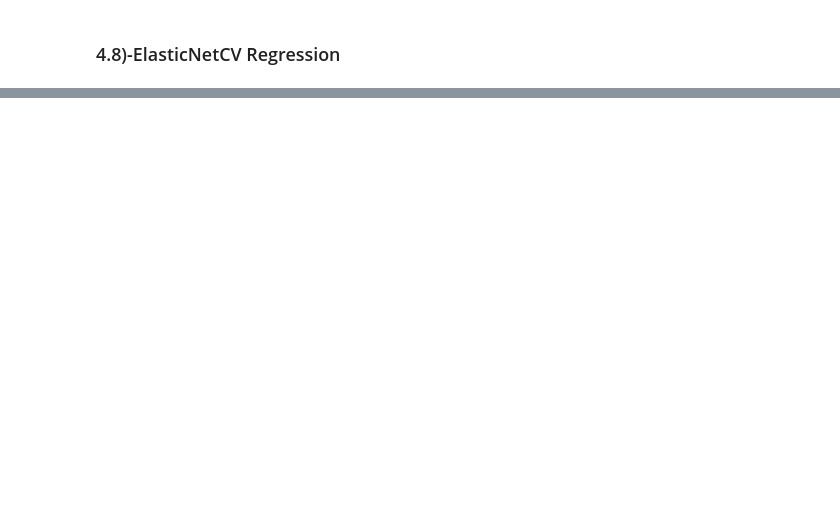
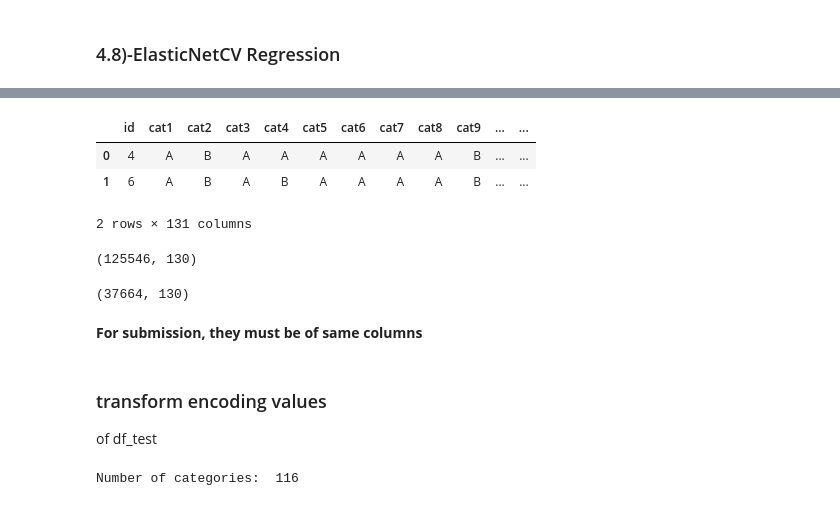
Before and after one commit to HassanSherwani/Insurance_Claims_Severity, a Jupyter notebook: ML-models_Allstate_Claims_Severity .ipynb, the cells around one changed output, grey strips where cells are left out. Cells and saved outputs as stored; diff of their text form; code cells hidden in the pictures; blank space fills up the shorter version.

```diff
--- a/ML-models_Allstate_Claims_Severity .ipynb
+++ b/ML-models_Allstate_Claims_Severity .ipynb
@@ -404,0 +757,7 @@ print('R2     : %0.4f ' % r2_ElasticNetCV)
+# %%
+df_test.head(2)
+# %% [output]
+|  | id | cat1 | cat2 | cat3 | cat4 | cat5 | cat6 | cat7 | cat8 | cat9 | ... | ... |
+| 0 | 4 | A | B | A | A | A | A | A | A | B | ... | ... |
+| 1 | 6 | A | B | A | B | A | A | A | A | B | ... | ... |
+2 rows × 131 columns
@@ -404,0 +769,19 @@ print('R2     : %0.4f ' % r2_ElasticNetCV)
+# %%
+df_test.shape
+# %% [output]
+(125546, 130)
+# %%
+X_test.shape
+# %% [output]
+(37664, 130)
+# %% [markdown]
+**For submission, they must be of same columns**
+# %% [markdown]
+### transform encoding values
+
+of df_test
+# %%
+catCount = sum(str(x).isalpha() for x in df_test.iloc[1,:])
+print("Number of categories: ",catCount)
+# %% [output]
+Number of categories:  116
```
Also changed, not shown: parts of 83 cells of this notebook.
